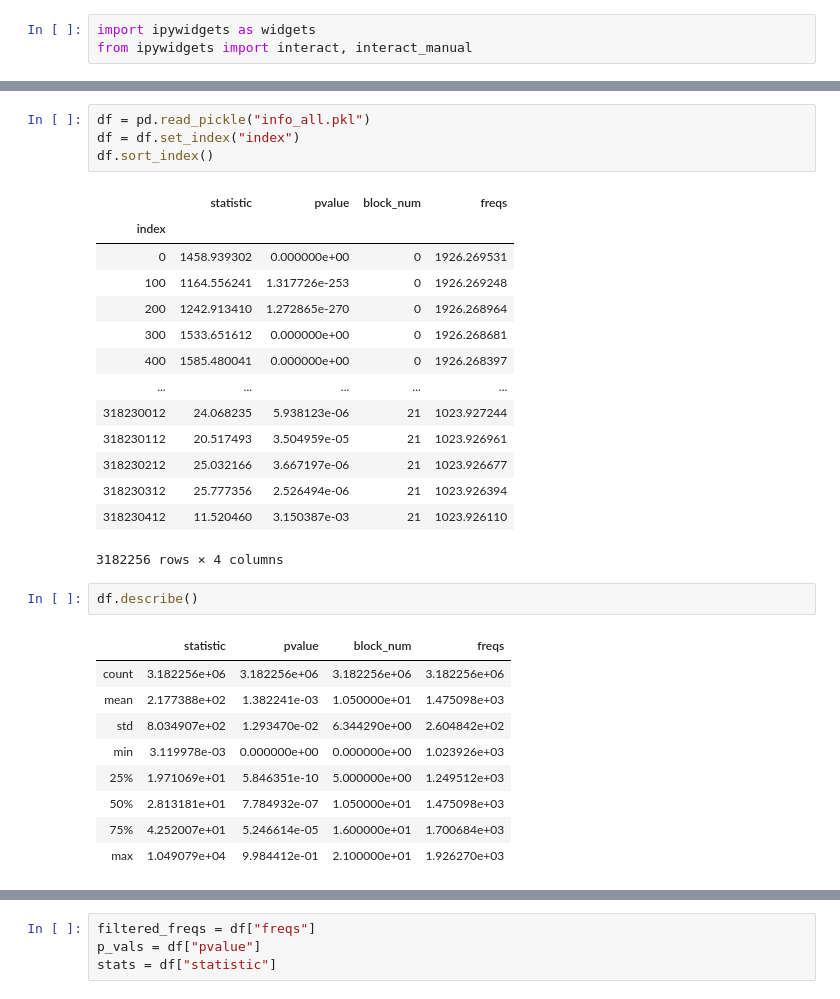
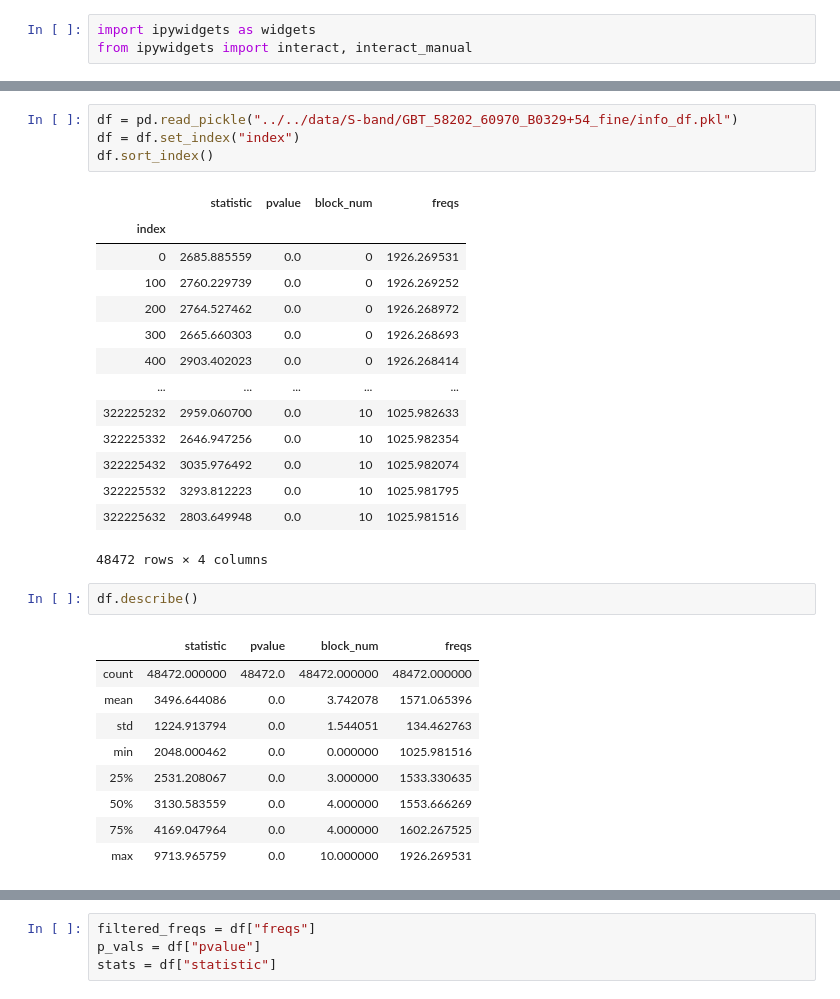
Before and after one commit to FX196/SETI-Energy-Detection, a Jupyter notebook: Result Visualization.ipynb, the cells around one changed output, grey strips where cells are left out. Drawn from its saved outputs; the diff is of its cells as text.

```diff
--- a/Result Visualization.ipynb
+++ b/Result Visualization.ipynb
@@ -19,31 +27,31 @@ from ipywidgets import interact, interact_manual
 # %%
-df = pd.read_pickle("info_all.pkl")
+df = pd.read_pickle("../../data/S-band/GBT_58202_60970_B0329+54_fine/info_df.pkl")
 df = df.set_index("index")
 df.sort_index()
 # %% [output]
 |  | statistic | pvalue | block_num | freqs |
 | index |  |  |  |  |
-| 0 | 1458.939302 | 0.000000e+00 | 0 | 1926.269531 |
-| 100 | 1164.556241 | 1.317726e-253 | 0 | 1926.269248 |
-| 200 | 1242.913410 | 1.272865e-270 | 0 | 1926.268964 |
-| 300 | 1533.651612 | 0.000000e+00 | 0 | 1926.268681 |
-| 400 | 1585.480041 | 0.000000e+00 | 0 | 1926.268397 |
+| 0 | 2685.885559 | 0.0 | 0 | 1926.269531 |
+| 100 | 2760.229739 | 0.0 | 0 | 1926.269252 |
+| 200 | 2764.527462 | 0.0 | 0 | 1926.268972 |
+| 300 | 2665.660303 | 0.0 | 0 | 1926.268693 |
+| 400 | 2903.402023 | 0.0 | 0 | 1926.268414 |
 | ... | ... | ... | ... | ... |
-| 318230012 | 24.068235 | 5.938123e-06 | 21 | 1023.927244 |
-| 318230112 | 20.517493 | 3.504959e-05 | 21 | 1023.926961 |
-| 318230212 | 25.032166 | 3.667197e-06 | 21 | 1023.926677 |
-| 318230312 | 25.777356 | 2.526494e-06 | 21 | 1023.926394 |
-| 318230412 | 11.520460 | 3.150387e-03 | 21 | 1023.926110 |
+| 322225232 | 2959.060700 | 0.0 | 10 | 1025.982633 |
+| 322225332 | 2646.947256 | 0.0 | 10 | 1025.982354 |
+| 322225432 | 3035.976492 | 0.0 | 10 | 1025.982074 |
+| 322225532 | 3293.812223 | 0.0 | 10 | 1025.981795 |
+| 322225632 | 2803.649948 | 0.0 | 10 | 1025.981516 |
-3182256 rows × 4 columns
+48472 rows × 4 columns
 # %%
 df.describe()
 # %% [output]
 |  | statistic | pvalue | block_num | freqs |
-| count | 3.182256e+06 | 3.182256e+06 | 3.182256e+06 | 3.182256e+06 |
-| mean | 2.177388e+02 | 1.382241e-03 | 1.050000e+01 | 1.475098e+03 |
-| std | 8.034907e+02 | 1.293470e-02 | 6.344290e+00 | 2.604842e+02 |
-| min | 3.119978e-03 | 0.000000e+00 | 0.000000e+00 | 1.023926e+03 |
-| 25% | 1.971069e+01 | 5.846351e-10 | 5.000000e+00 | 1.249512e+03 |
-| 50% | 2.813181e+01 | 7.784932e-07 | 1.050000e+01 | 1.475098e+03 |
-| 75% | 4.252007e+01 | 5.246614e-05 | 1.600000e+01 | 1.700684e+03 |
-| max | 1.049079e+04 | 9.984412e-01 | 2.100000e+01 | 1.926270e+03 |
+| count | 48472.000000 | 48472.0 | 48472.000000 | 48472.000000 |
+| mean | 3496.644086 | 0.0 | 3.742078 | 1571.065396 |
+| std | 1224.913794 | 0.0 | 1.544051 | 134.462763 |
+| min | 2048.000462 | 0.0 | 0.000000 | 1025.981516 |
+| 25% | 2531.208067 | 0.0 | 3.000000 | 1533.330635 |
+| 50% | 3130.583559 | 0.0 | 4.000000 | 1553.666269 |
+| 75% | 4169.047964 | 0.0 | 4.000000 | 1602.267525 |
+| max | 9713.965759 | 0.0 | 10.000000 | 1926.269531 |
```
Also changed, not shown: parts of 16 cells of this notebook, 2 other files.
